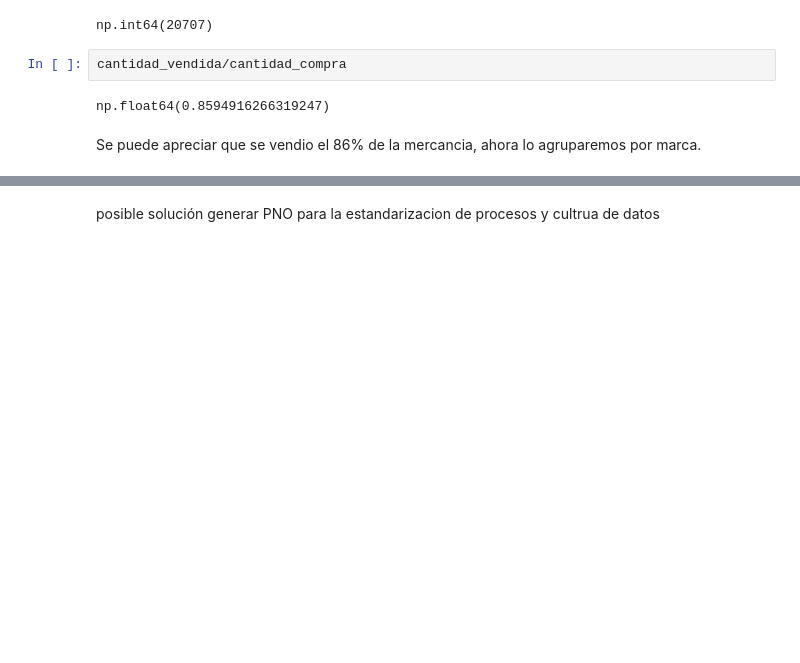
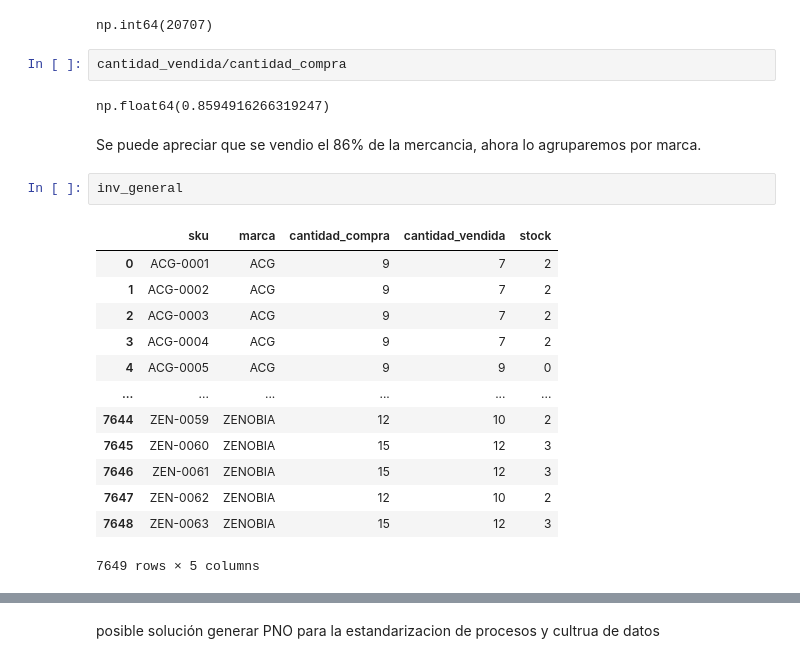
Before and after one commit to Adrian-estrada-chavez/clothing-sales-roi-analysis, a Jupyter notebook: notebooks/Clothing_sales_roi_analysis.ipynb, the cells around one changed output, grey strips where cells are left out. Saved outputs shown, nothing was run; the diff lists cells and outputs as text; blank space fills up the shorter version.

```diff
--- a/notebooks/Clothing_sales_roi_analysis.ipynb
+++ b/notebooks/Clothing_sales_roi_analysis.ipynb
@@ -896,5 +898,21 @@ cantidad_vendida/cantidad_compra
 np.float64(0.8594916266319247)
 # %% [markdown]
 Se puede apreciar que se vendio el 86% de la mercancia, ahora lo agruparemos por marca.
+# %%
+inv_general
+# %% [output]
+|  | sku | marca | cantidad_compra | cantidad_vendida | stock |
+| 0 | ACG-0001 | ACG | 9 | 7 | 2 |
+| 1 | ACG-0002 | ACG | 9 | 7 | 2 |
+| 2 | ACG-0003 | ACG | 9 | 7 | 2 |
+| 3 | ACG-0004 | ACG | 9 | 7 | 2 |
+| 4 | ACG-0005 | ACG | 9 | 9 | 0 |
+| ... | ... | ... | ... | ... | ... |
+| 7644 | ZEN-0059 | ZENOBIA | 12 | 10 | 2 |
+| 7645 | ZEN-0060 | ZENOBIA | 15 | 12 | 3 |
+| 7646 | ZEN-0061 | ZENOBIA | 15 | 12 | 3 |
+| 7647 | ZEN-0062 | ZENOBIA | 12 | 10 | 2 |
+| 7648 | ZEN-0063 | ZENOBIA | 15 | 12 | 3 |
+7649 rows × 5 columns
 # %%
 cantidad_compra_marca=inv_general.groupby('marca')['cantidad_compra'].sum()
```
Also changed, not shown: parts of 9 cells of this notebook.
